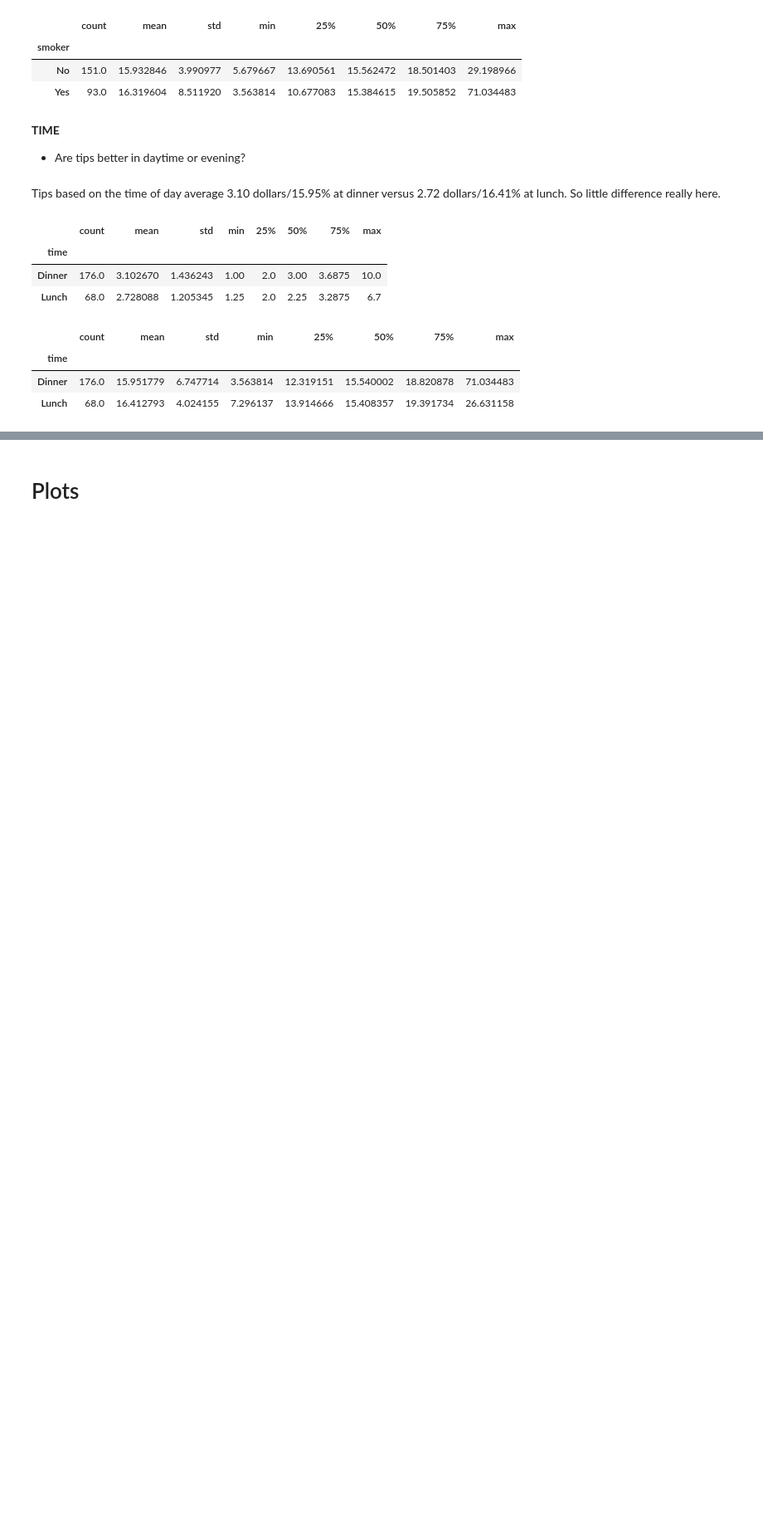
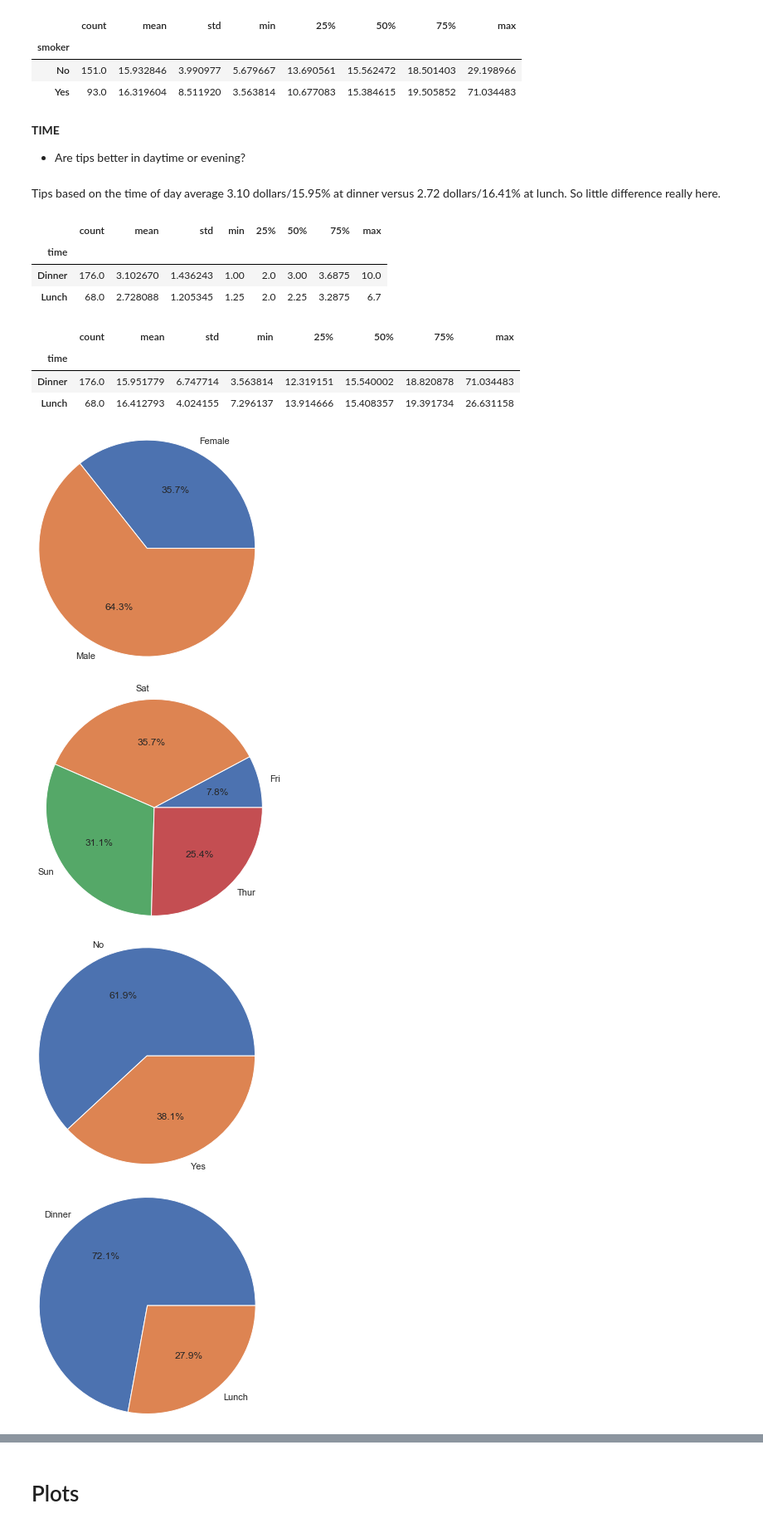
Before and after one commit to edelcorcoran/FDA-Project, a Jupyter notebook: Tips.ipynb, the cells around one changed output, grey strips where cells are left out. Shown at 83% size. Saved outputs shown, nothing was run; the diff lists cells and outputs as text; code cells hidden in the pictures; blank space fills up the shorter version.

```diff
--- a/Tips.ipynb
+++ b/Tips.ipynb
@@ -570,3 +570,30 @@ df.groupby(by='time')['TipPercent'].describe() # Desriptive Statistics table by
 | time |  |  |  |  |  |  |  |  |
 | Dinner | 176.0 | 15.951779 | 6.747714 | 3.563814 | 12.319151 | 15.540002 | 18.820878 | 71.034483 |
 | Lunch | 68.0 | 16.412793 | 4.024155 | 7.296137 | 13.914666 | 15.408357 | 19.391734 | 26.631158 |
+# %%
+# pie charts to represent categorical data (sex/day/smoker/time) by percentage
+
+# for the category 'sex' what % is male/female. Illustrate this in a pie chart
+sex = df.groupby('sex').size()
+plt.pie(sex, labels=sex.index, radius=1.5, autopct='%1.1f%%')
+plt.show()
+
+# for the category 'day' what % is thur/fri/sat/sun. Illustrate this in a pie chart
+day = df.groupby('day').size()
+plt.pie(day, labels=day.index, radius=1.5, autopct='%1.1f%%')
+plt.show()
+
+# for the category 'smoker' what % is smoker/non-smoker. Illustrate this in a pie chart
+smoker = df.groupby('smoker').size()
+plt.pie(smoker, labels=smoker.index, radius=1.5, autopct='%1.1f%%')
+plt.show()
+
+# for the category 'time' what % is lunch time/dinner time. Illustrate this in a pie chart
+time = df.groupby('time').size()
+plt.pie(time, labels=time.index, radius=1.5, autopct='%1.1f%%')
+plt.show()
+# %% [output]
+[figure, added]
+[figure, added]
+[figure, added]
+[figure, added]
```
Also changed, not shown: parts of 8 cells of this notebook.
